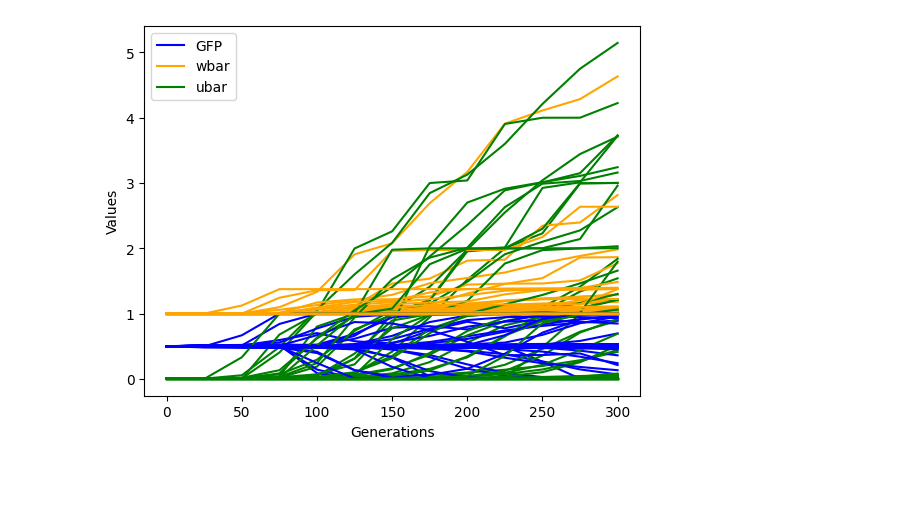
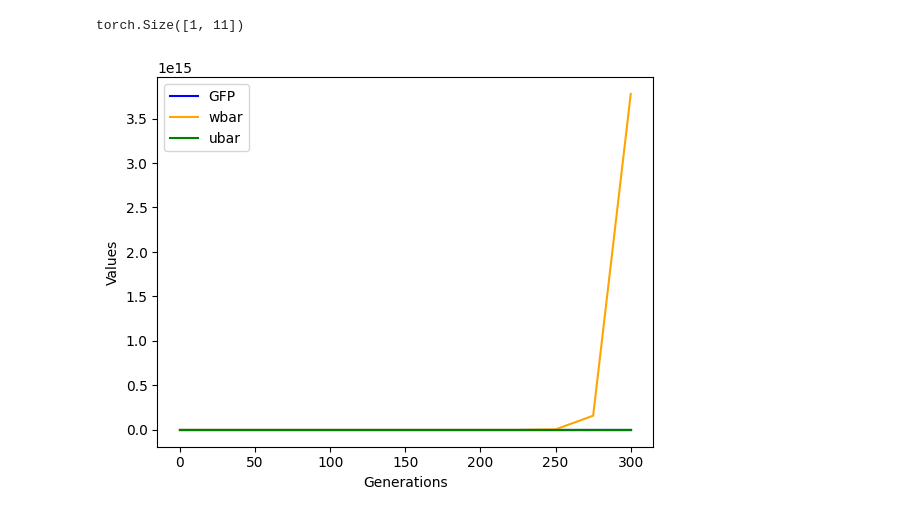
Before and after one commit to yoavram-lab/collective_posterior, a Jupyter notebook: GORDO/simulate.ipynb, the cells around one changed output. Saved outputs shown, nothing was run; the diff lists cells and outputs as text; code cells hidden in the pictures; blank space fills up the shorter version.

```diff
--- a/GORDO/simulate.ipynb
+++ b/GORDO/simulate.ipynb
@@ -10,22 +10,28 @@ prior = BoxUniform(
     low=torch.tensor([-9.0, 0.5, -4.0]),
     high=torch.tensor([-4.0, 15.0, -1.0])
 )
+# %%
+theta = prior.sample((2,)).squeeze().numpy()
+x = simulator(theta[0], reps=1)
+x.shape
+# %% [output]
+torch.Size([1, 11])
 # %%
 # Example usage:
-theta = prior.sample((100,)).squeeze().numpy()
+theta = prior.sample((2,)).squeeze().numpy()
 
 for i in range(theta.shape[0]):
-    sim_results = simulator(theta[i], reps=1)
+    summary, batch = simulator(theta[i], reps=1, return_raw=True)
     gens = np.arange(0, 301, 25)
-    GFP, wbar, ubar = np.split(sim_results.T, 3)
+    GFP, wbar, ubar = np.split(batch.T, 3)
     plt.plot(gens, GFP, label='GFP' if i == 0 else "", color='blue')
     plt.plot(gens, wbar, label='wbar' if i == 0 else "", color='orange')
     plt.plot(gens, ubar, label='ubar' if i == 0 else "", color='green')
     plt.xlabel('Generations')
     plt.ylabel('Values')
     plt.legend()
 # %% [output]
-[figure, old version]
+[figure, new version]
 # %%
 # sbi imports
 from sbi.inference import NPE, simulate_for_sbi
```
Also changed, not shown: parts of 5 cells of this notebook, 34 other files.
